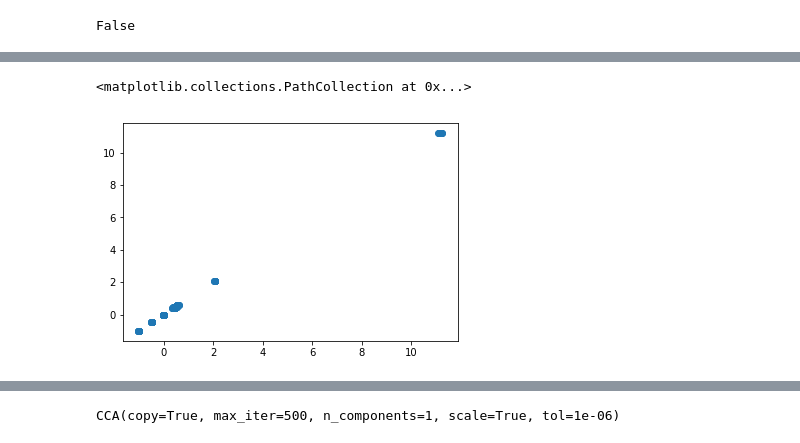
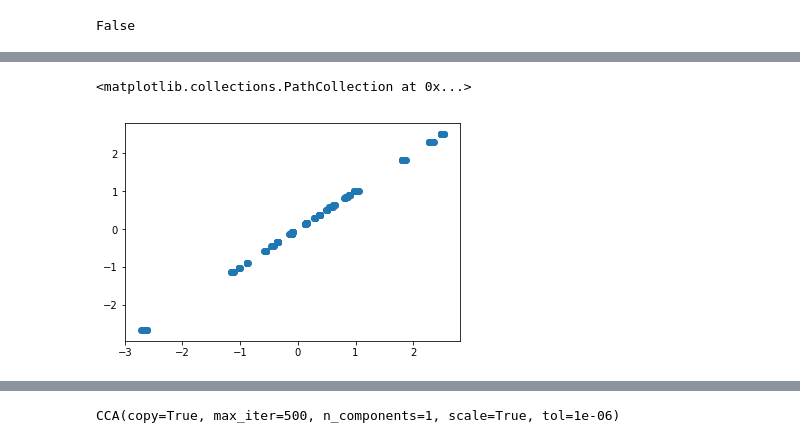
Before and after one commit to BouchardLab/FCCA, a Jupyter notebook: notebooks/cca.ipynb, the cells around one changed output, grey strips where cells are left out. Saved outputs shown, nothing was run; the diff lists cells and outputs as text; code cells hidden in the pictures.

```diff
--- a/notebooks/cca.ipynb
+++ b/notebooks/cca.ipynb
@@ -341,6 +184,6 @@ array([-0.04588465, -0.05087037, -0.0523901 , -0.07358455, -0.06836195,
         0.01824558,  0.00290427, -0.00246648, -0.00739038,  0.0063787 ])
 # %%
 A = oscillators_dynamics_mat(N=10)
-Xo = sample_oscillators(A, 2400000)[::20]
+Xo = sample_oscillators(A, 2400000)[::10]
 XoL = form_lag_matrix(Xo, 2)
 osc_cross_cov_mats = oscillators_cross_cov_mats(A, T=20)
@@ -359,5 +210,5 @@ False
 # %%
-plt.scatter(cov[:20, :20].ravel(), osc_cross_cov_mats[0].ravel())
+plt.scatter(cov[20:, :20].ravel(), osc_cross_cov_mats[10].ravel())
 # %% [output]
 <matplotlib.collections.PathCollection at 0x...>
-[figure, old version]
+[figure, new version]
```
Also changed, not shown: parts of 18 cells of this notebook, 3 other files.
